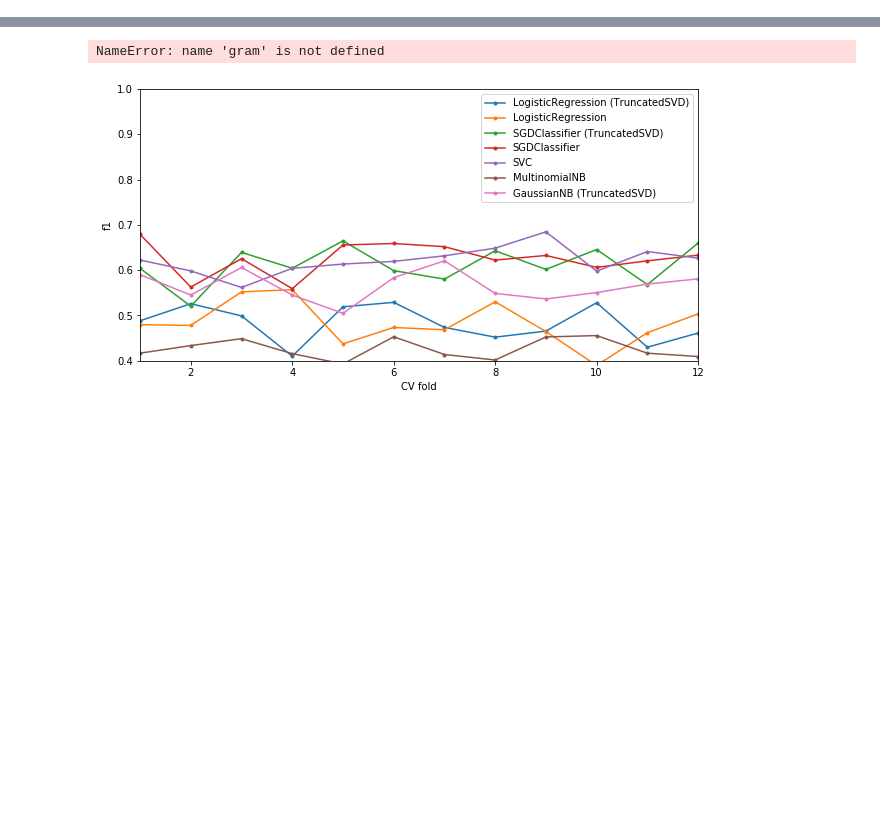
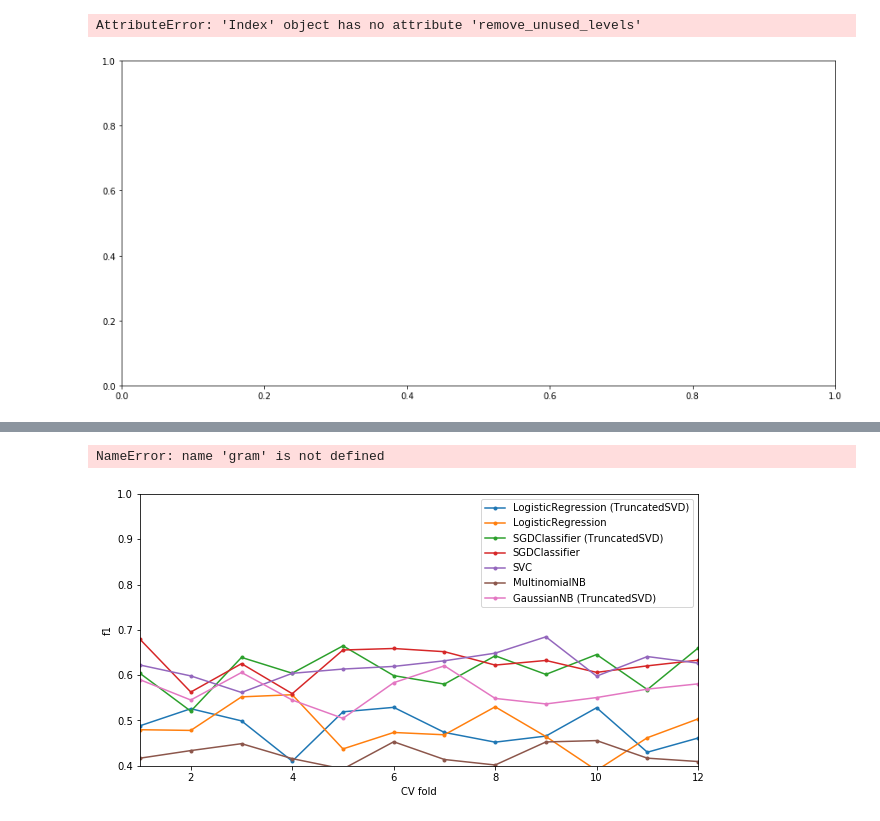
Before and after one commit to nitimkc/cyberbullying, a Jupyter notebook: result_analysis-checkpoint.ipynb, the cells around one changed output, grey strips where cells are left out. Cells and saved outputs as stored; diff of their text form; code cells hidden in the pictures; blank space fills up the shorter version.

```diff
--- a/result_analysis-checkpoint.ipynb
+++ b/result_analysis-checkpoint.ipynb
@@ -41,3 +121,10 @@ new_df
+# %%
+#plot data
+fig, ax = plt.subplots(figsize=(15,7))
+plot_df.groupby(['name']).count()['f1'].unstack().plot(ax=ax)
+# %% [output]
+AttributeError: 'Index' object has no attribute 'remove_unused_levels'
+[figure, added]
 # %%
 sub_df = df.drop('model', axis=1)
 sub_df
```
Also changed, not shown: parts of 8 cells of this notebook, 26 other files.
